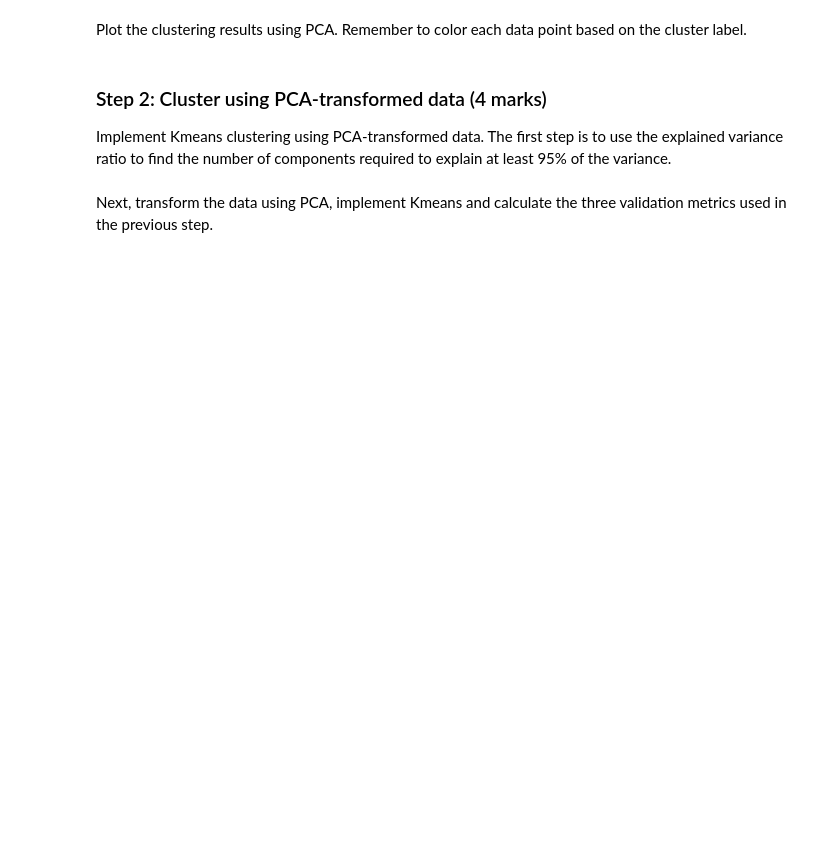
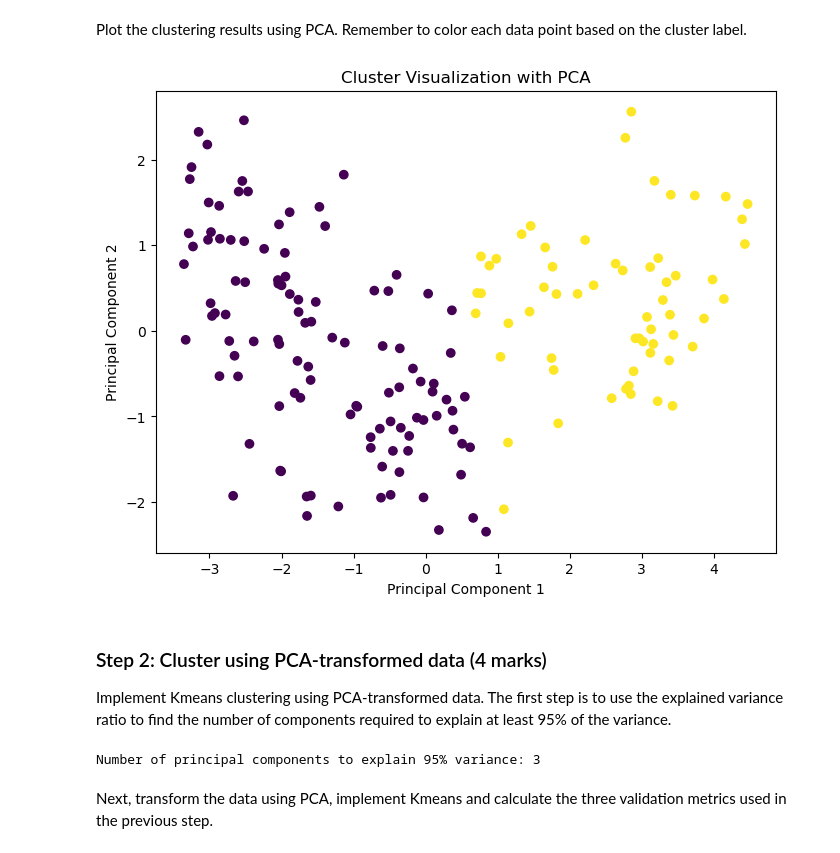
Before and after one commit to yvashisht/ENSF611, a Jupyter notebook: Assignment 5.ipynb, the cells around one changed output. Saved outputs shown, nothing was run; the diff lists cells and outputs as text; code cells hidden in the pictures; blank space fills up the shorter version.

```diff
--- a/Assignment 5.ipynb
+++ b/Assignment 5.ipynb
@@ -108,5 +232,11 @@ Next, implement Kmeans and calculate the following validation metrics:
 - Davies-Bouldin score
 # %%
 # TODO: Implement K-means with the number of clusters determined in the previous step
+
+from sklearn.metrics import silhouette_score, calinski_harabasz_score, davies_bouldin_score
+
+kmeans = KMeans(n_clusters=2)
+kmeans.fit(X_train_scaled)
+labels = kmeans.labels_
 # %%
 # TODO: Calculate the three different validation metrics
@@ -114,12 +256,37 @@ Next, implement Kmeans and calculate the following validation metrics:
 Plot the clustering results using PCA. Remember to color each data point based on the cluster label.
 # %%
 # TODO: Plot clustering results
+
+pca = PCA(n_components=2)
+X_train_pca = pca.fit_transform(X_train_scaled)
+
+plt.figure(figsize=(8, 6))
+plt.scatter(X_train_pca[:, 0], X_train_pca[:, 1], c=labels, cmap='viridis')
+plt.title('Cluster Visualization with PCA')
+plt.xlabel('Principal Component 1')
+plt.ylabel('Principal Component 2')
+plt.show()
+# %% [output]
+[figure, added]
 # %% [markdown]
 ### Step 2: Cluster using PCA-transformed data (4 marks)
 
 Implement Kmeans clustering using PCA-transformed data. The first step is to use the explained variance ratio to find the number of components required to explain at least 95% of the variance.
 # %%
 # TODO: Find the number of principal components using explained variance ratio
+
+pca = PCA()
+pca.fit(X_train_scaled)
+
+# Calculating the cumulative sum of explained variances
+cumulative_variance = np.cumsum(pca.explained_variance_ratio_)
+
+# Find the number of components that explain at least 95% of the variance
+n_components_95 = np.where(cumulative_variance >= 0.95)[0][0] + 1  # Adding 1 because array indices start at 0
+
+print(f"Number of principal components to explain 95% variance: {n_components_95}")
+# %% [output]
+Number of principal components to explain 95% variance: 3
 # %% [markdown]
 Next, transform the data using PCA, implement Kmeans and calculate the three validation metrics used in the previous step.
 # %%
```
Also changed, not shown: parts of 22 cells of this notebook.
